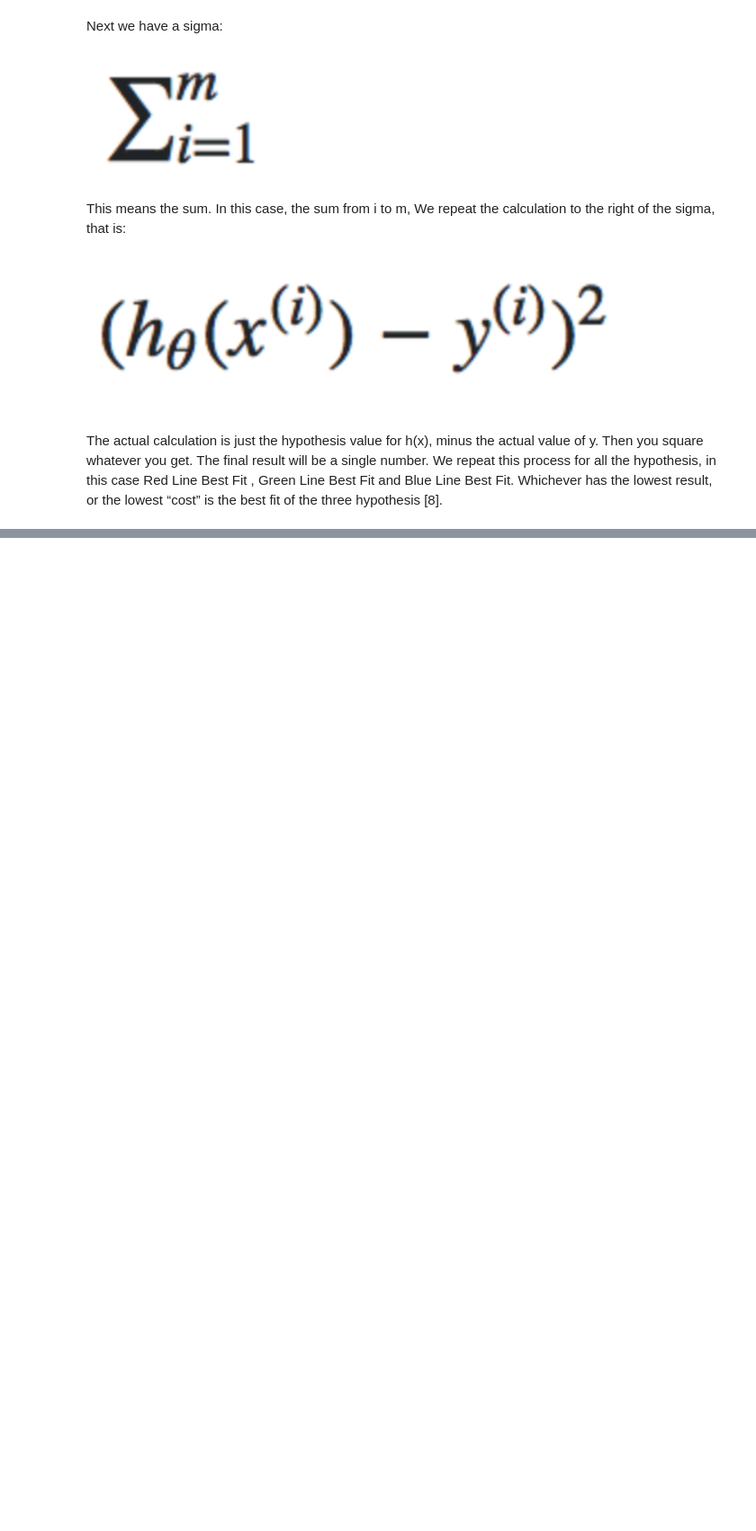
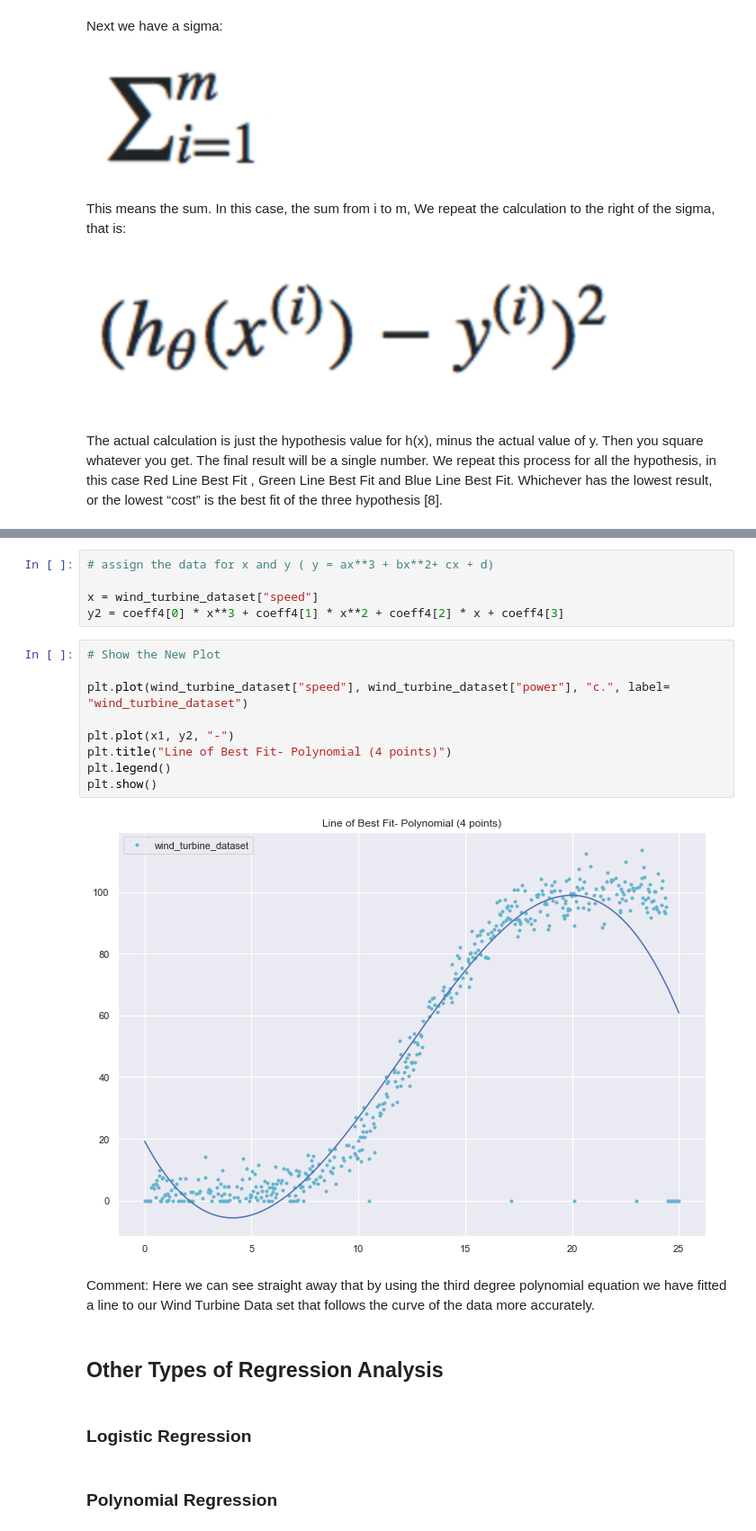
Before and after one commit to Deego88/FoDA_Project_2020, a Jupyter notebook: FoDA_Project_2020.ipynb, the cells around one changed output, grey strips where cells are left out. Shown at 90% size. Drawn from its saved outputs; the diff is of its cells as text; blank space fills up the shorter version.

Commit message:
Polynominal Regression added, discussion on accuracy

```diff
--- a/FoDA_Project_2020.ipynb
+++ b/FoDA_Project_2020.ipynb
@@ -233,0 +333,25 @@ Name: speed, dtype: float64
+# %%
+# assign the data for x and y ( y = ax**3 + bx**2+ cx + d)
+
+x = wind_turbine_dataset["speed"]
+y2 = coeff4[0] * x**3 + coeff4[1] * x**2 + coeff4[2] * x + coeff4[3]
+# %%
+# Show the New Plot
+
+plt.plot(wind_turbine_dataset["speed"], wind_turbine_dataset["power"], "c.", label= "wind_turbine_dataset")
+
+plt.plot(x1, y2, "-")
+plt.title("Line of Best Fit- Polynomial (4 points)")
+plt.legend()
+plt.show()
+# %% [output]
+[figure, added]
+# %% [markdown]
+Comment: Here we can see straight away that by using the third degree polynomial equation we have fitted a line to our Wind Turbine Data set that follows the curve of the data more accurately.
+# %% [markdown]
+
+## Other Types of Regression Analysis
+# %% [markdown]
+### Logistic Regression
+# %% [markdown]
+### Polynomial Regression
```
Also changed, not shown: parts of 33 cells of this notebook, 3 other files.
